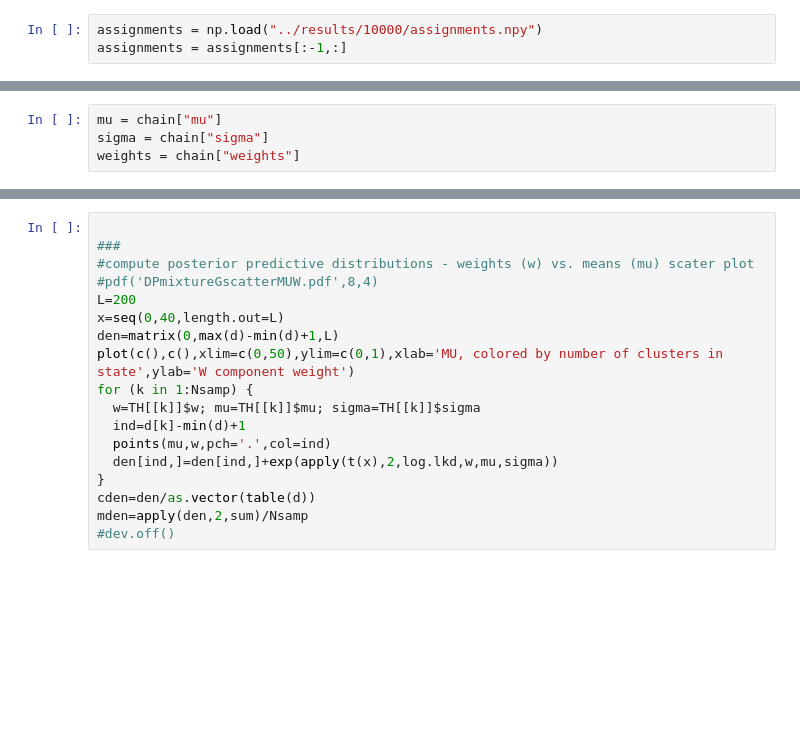
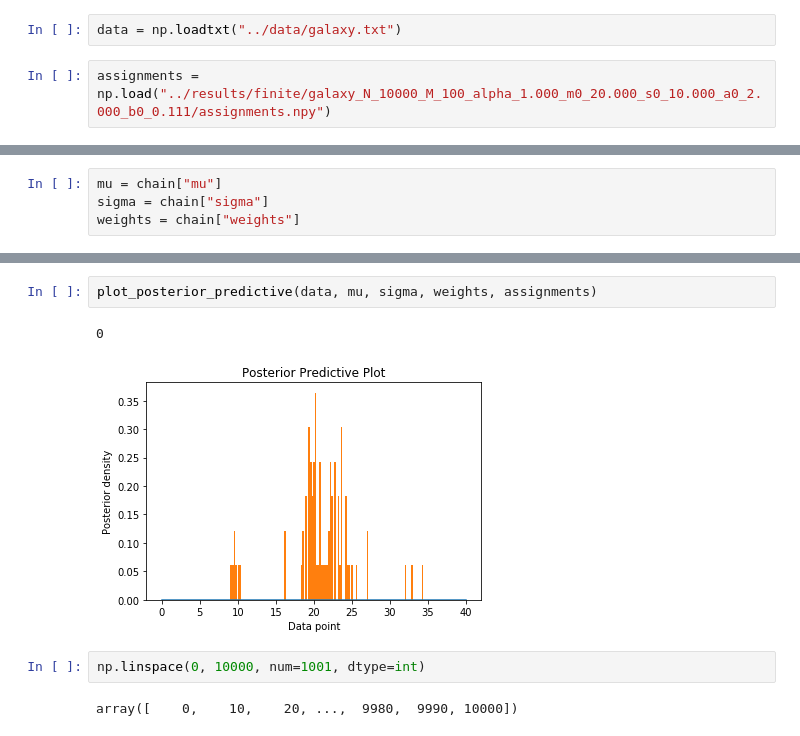
Before and after one commit to harrisonzhu508/dirichlet-bayes, a Jupyter notebook: notebooks/Plots.ipynb, the cells around one changed output, grey strips where cells are left out. Saved outputs shown, nothing was run; the diff lists cells and outputs as text; blank space fills up the shorter version.

```diff
--- a/notebooks/Plots.ipynb
+++ b/notebooks/Plots.ipynb
@@ -9,9 +6,10 @@ import sys
 sys.path.append("..")
 from src.plot import *
 import numpy as np
+# %%
+data = np.loadtxt("../data/galaxy.txt")
 # %%
-assignments = np.load("../results/10000/assignments.npy")
-assignments = assignments[:-1,:]
+assignments = np.load("../results/finite/galaxy_N_10000_M_100_alpha_1.000_m0_20.000_s0_10.000_a0_2.000_b0_0.111/assignments.npy")
 # %%
 plot_co_occurrence_matrix(assignments)
 # %% [output]
@@ -33,18 +31,9 @@ plot_cluster_params(mu, sigma, weights)
-# %%
-
-###
-#compute posterior predictive distributions - weights (w) vs. means (mu) scater plot
-#pdf('DPmixtureGscatterMUW.pdf',8,4)
-L=200
-x=seq(0,40,length.out=L)
-den=matrix(0,max(d)-min(d)+1,L)
-plot(c(),c(),xlim=c(0,50),ylim=c(0,1),xlab='MU, colored by number of clusters in state',ylab='W component weight')
-for (k in 1:Nsamp) {
-  w=TH[[k]]$w; mu=TH[[k]]$mu; sigma=TH[[k]]$sigma
-  ind=d[k]-min(d)+1
-  points(mu,w,pch='.',col=ind)
-  den[ind,]=den[ind,]+exp(apply(t(x),2,log.lkd,w,mu,sigma))
-}
-cden=den/as.vector(table(d))
-mden=apply(den,2,sum)/Nsamp
-#dev.off()
+# %%
+plot_posterior_predictive(data, mu, sigma, weights, assignments)
+# %% [output]
+0
+[figure, added]
+# %%
+np.linspace(0, 10000, num=1001, dtype=int)
+# %% [output]
+array([    0,    10,    20, ...,  9980,  9990, 10000])
```
Also changed, not shown: parts of 3 cells of this notebook, 4 other files.
